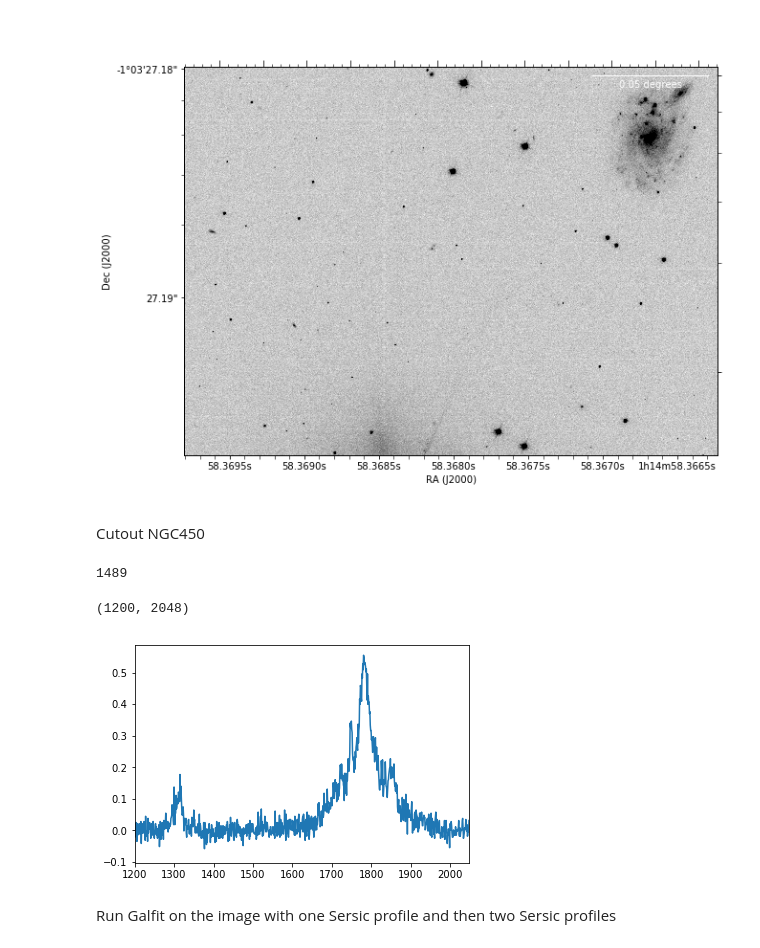
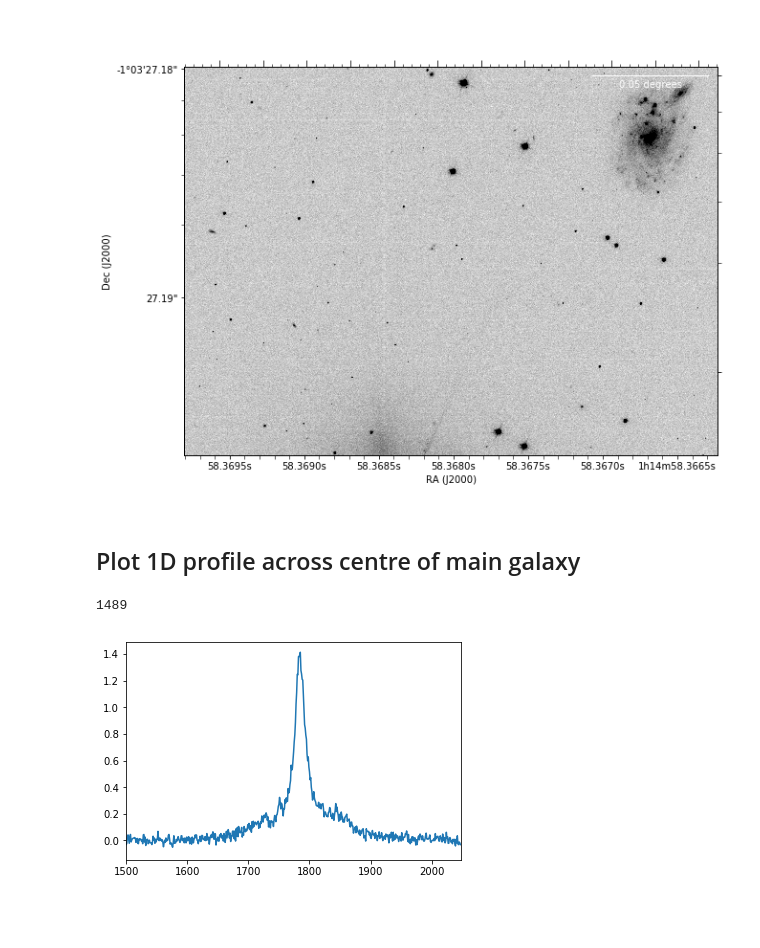
Before and after one commit to raphaelshirley/regphot, a Jupyter notebook: examples/NGC450.ipynb, the cells around one changed output. Saved outputs shown, nothing was run; the diff lists cells and outputs as text; code cells hidden in the pictures; blank space fills up the shorter version.

```diff
--- a/examples/NGC450.ipynb
+++ b/examples/NGC450.ipynb
@@ -37,17 +43,15 @@ WARNING: Cannot determine equinox. Assuming J2000. [aplpy.wcs_util]
 INFO: Auto-setting vmin to -9.657e-02 [aplpy.core]
 INFO: Auto-setting vmax to  3.577e-01 [aplpy.core]
 [figure]
-# %% [markdown]
-Cutout NGC450
+# %% [markdown]
+## Plot 1D profile across centre of main galaxy
 # %%
 print(len(full[0].data))
-y=full[0].data[1200]
+y=full[0].data[1210]
 x=np.arange(0,len(y),1)
 plt.plot(x, y)
-plt.xlim([1200,len(y)])
+plt.xlim([1500,len(y)])
+plt.savefig('1dsimple.pdf')
 # %% [output]
 1489
-(1200, 2048)
-[figure, old version]
+[figure, new version]
-# %% [markdown]
-Run Galfit on the image with one Sersic profile and then two Sersic profiles
```
Also changed, not shown: parts of 7 cells of this notebook, 4 other files.
